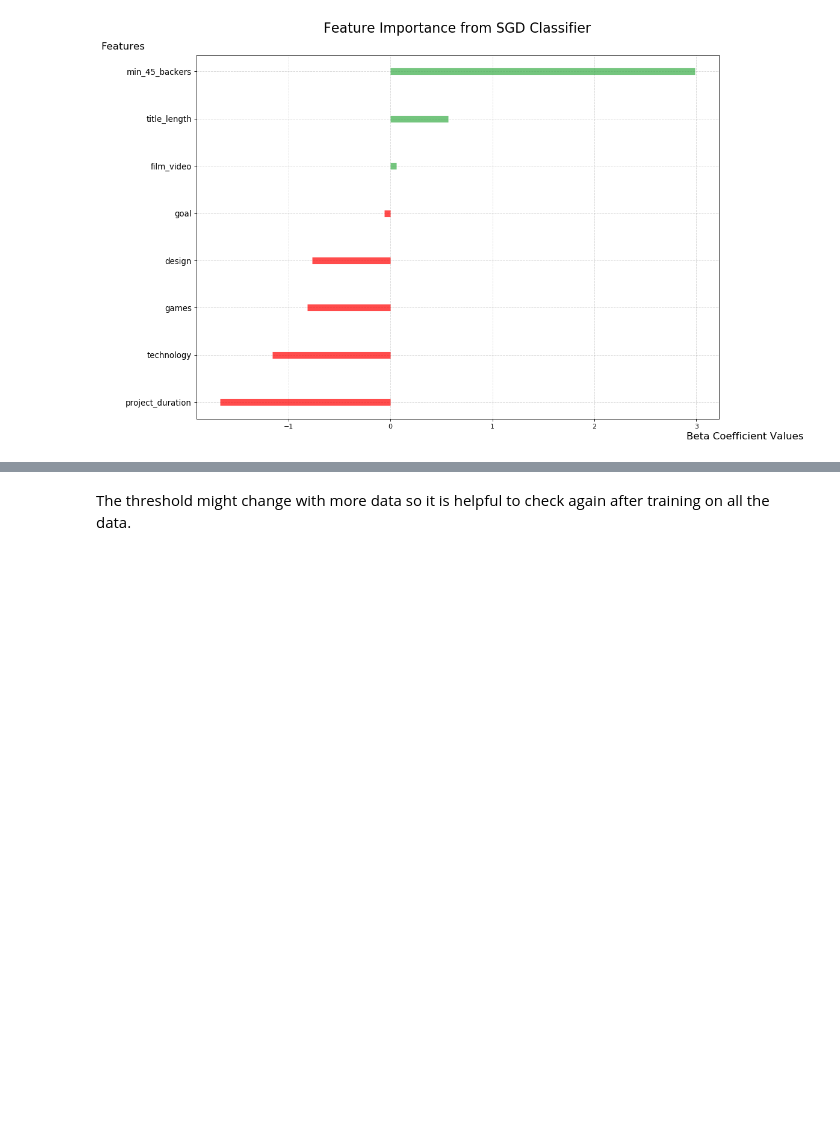
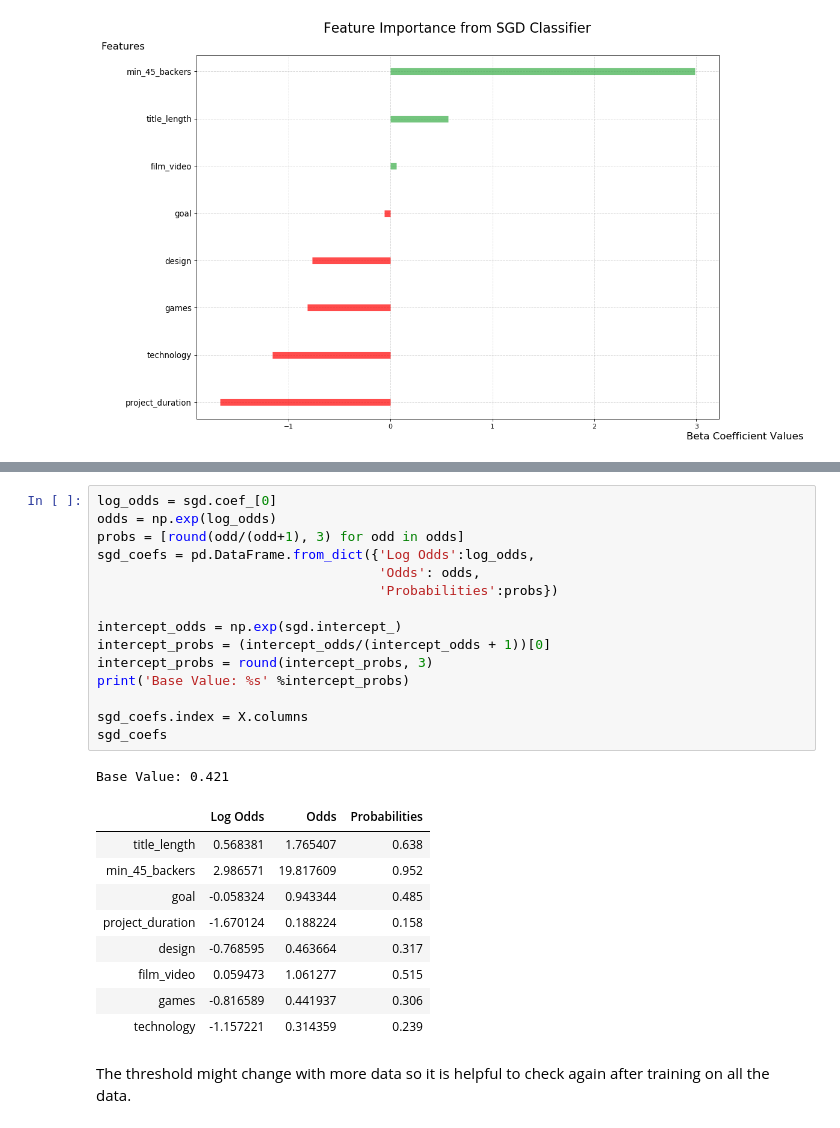
Before and after one commit to kevinchiv/Predicting-Kickstarter-Success, a Jupyter notebook: 02 - Classification Modeling.ipynb, the cells around one changed output, grey strips where cells are left out. Cells and saved outputs as stored; diff of their text form; blank space fills up the shorter version.

```diff
--- a/02 - Classification Modeling.ipynb
+++ b/02 - Classification Modeling.ipynb
@@ -1525,3 +1527,29 @@ plt.savefig("./img/Feature Importance from SGDClassifier.png", bbox_inches='tigh
+# %%
+log_odds = sgd.coef_[0]
+odds = np.exp(log_odds)
+probs = [round(odd/(odd+1), 3) for odd in odds]
+sgd_coefs = pd.DataFrame.from_dict({'Log Odds':log_odds,
+                                    'Odds': odds,
+                                    'Probabilities':probs})
+
+intercept_odds = np.exp(sgd.intercept_)
+intercept_probs = (intercept_odds/(intercept_odds + 1))[0]
+intercept_probs = round(intercept_probs, 3)
+print('Base Value: %s' %intercept_probs)
+
+sgd_coefs.index = X.columns
+sgd_coefs
+# %% [output]
+Base Value: 0.421
+|  | Log Odds | Odds | Probabilities |
+| title_length | 0.568381 | 1.765407 | 0.638 |
+| min_45_backers | 2.986571 | 19.817609 | 0.952 |
+| goal | -0.058324 | 0.943344 | 0.485 |
+| project_duration | -1.670124 | 0.188224 | 0.158 |
+| design | -0.768595 | 0.463664 | 0.317 |
+| film_video | 0.059473 | 1.061277 | 0.515 |
+| games | -0.816589 | 0.441937 | 0.306 |
+| technology | -1.157221 | 0.314359 | 0.239 |
 # %% [markdown]
 The threshold might change with more data so it is helpful to check again after training on all the data. <br>
 # %%
```
Also changed, not shown: parts of 5 cells of this notebook.
